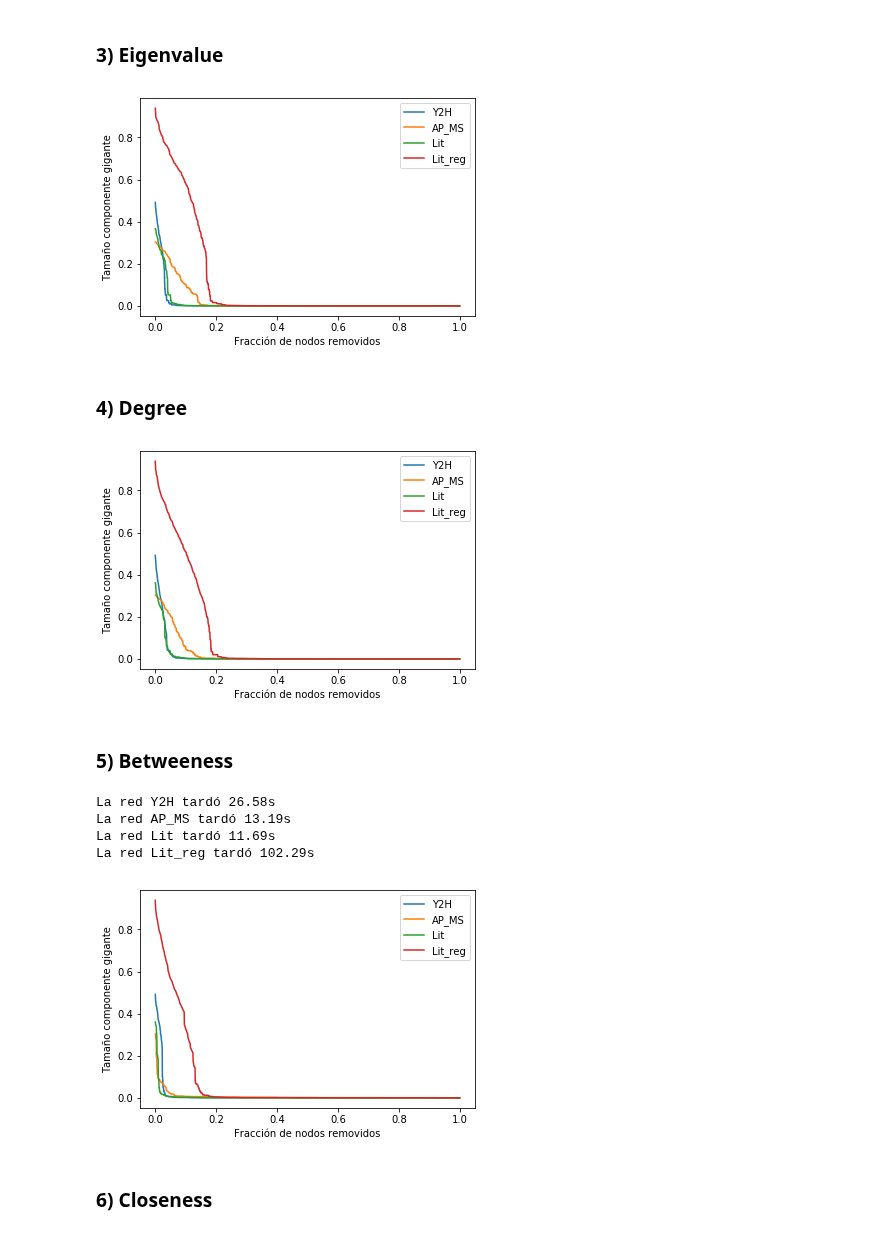
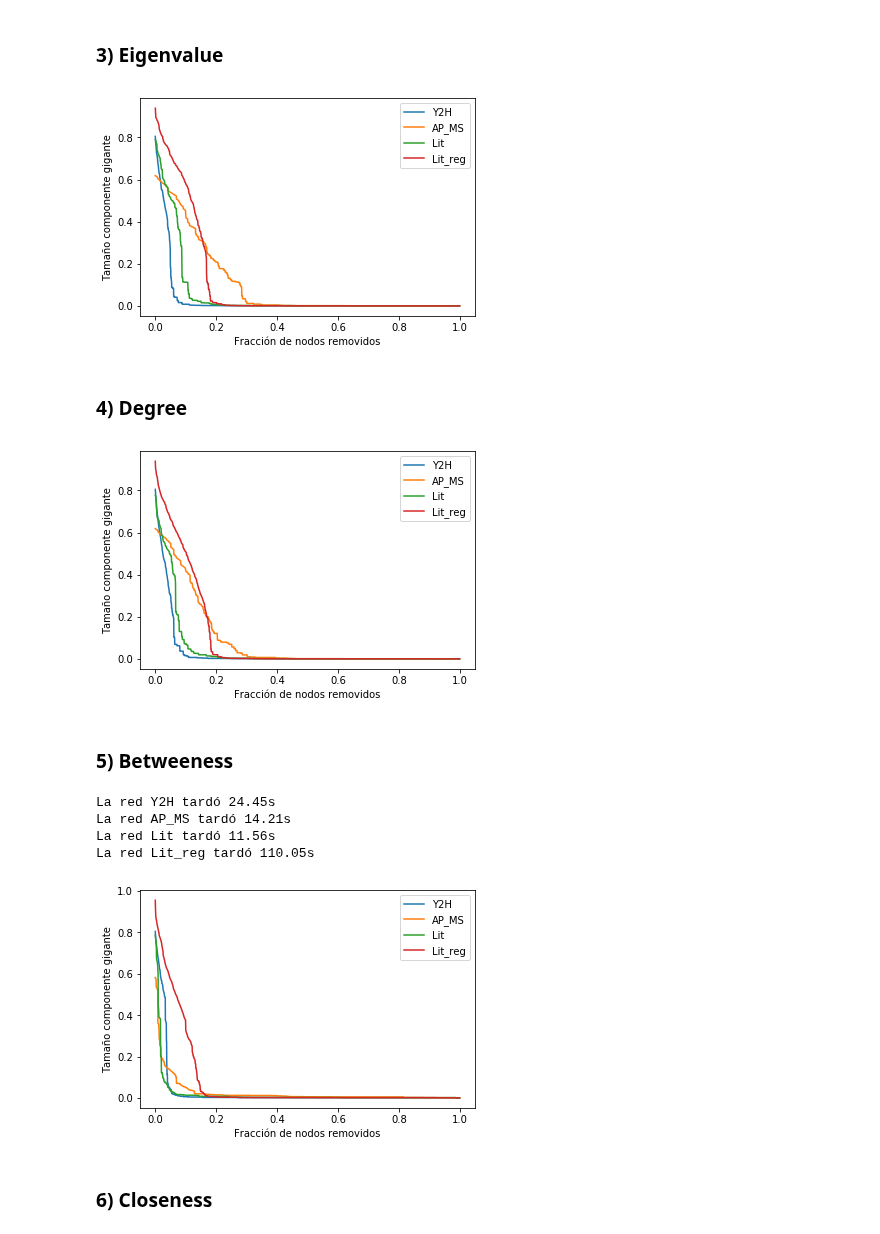
Before and after one commit to LunaKadysz/Redes, a Jupyter notebook: TPC_03/TPC_03-Meli.ipynb, the cells around one changed output. Drawn from its saved outputs; the diff is of its cells as text; code cells hidden in the pictures.

```diff
--- a/TPC_03/TPC_03-Meli.ipynb
+++ b/TPC_03/TPC_03-Meli.ipynb
@@ -334,9 +398,11 @@ La red Lit_reg_1 tardó 11.21s
 # %%
+x_rand_plot = {}
+y_rand_plot = {}
+
 for red in y_rand.keys():
-    y = y_rand[red] / times
-    cant_nodos = redes_dict[red]['Nodos']
-    x = [x / cant_nodos for x in range(0, len(y))]
-    plt.plot(x,y, label = f'{red}')
+    y_rand_plot[red] = y_rand[red] / iteraciones_random
+    x_rand_plot[red] = [x /  cantidad_de_nodos[red] for x in range(0, len(y_rand[red]))]
+    plt.plot(x_rand_plot[red],y_rand_plot[red], label = f'{red}')
 
 plt.xlabel("Fracción de nodos removidos")
 plt.ylabel("Tamaño componente gigante")
@@ -366,10 +432,10 @@ def desarme_eigenvalue(red):
 
         if len(componentes) >= 1:
             gigante = Red_rota.subgraph(componentes[0])
-            tamano_gigante = np.append(tamano_gigante, gigante.number_of_nodes() / cant_nodos )
+            tamano_gigante = np.append(tamano_gigante, gigante.number_of_nodes() / cantidad_de_nodos[red] )
 
     tamano = np.size(tamano_gigante)
-    tamano_gigante = np.pad(tamano_gigante, (0, cant_nodos - tamano ), 'constant')
+    tamano_gigante = np.pad(tamano_gigante, (0, cantidad_de_nodos[red] - tamano ), 'constant')
 
     return tamano_gigante
 # %%
@@ -378,7 +444,7 @@ y_eigen = {}
 
 for red in redes_dict.keys():
     y_eigen[red] = desarme_eigenvalue(red)
-    x_eigen[red] = [x / cant_nodos for x in range(0, len(y_eigen[red]))]
+    x_eigen[red] = [x / cantidad_de_nodos[red] for x in range(0, len(y_eigen[red]))]
     plt.plot(x_eigen[red], y_eigen[red], label = f'{red}')
 
 plt.xlabel("Fracción de nodos removidos")
@@ -386,7 +452,7 @@ plt.ylabel("Tamaño componente gigante")
 plt.legend()
 plt.show()
 # %% [output]
-[figure, old version]
+[figure, new version]
 # %% [markdown]
 ### 4) Degree
 # %%
@@ -409,27 +475,27 @@ def desarme_degree(red):
 
         if len(componentes) >= 1:
             gigante = Red_rota.subgraph(componentes[0])
-            tamano_gigante = np.append(tamano_gigante, gigante.number_of_nodes() / cant_nodos )
+            tamano_gigante = np.append(tamano_gigante, gigante.number_of_nodes() / cantidad_de_nodos[red] )
 
     tamano = np.size(tamano_gigante)
-    tamano_gigante = np.pad(tamano_gigante, (0, cant_nodos - tamano ), 'constant')
+    tamano_gigante = np.pad(tamano_gigante, (0, cantidad_de_nodos[red] - tamano ), 'constant')
 
     return tamano_gigante
 # %%
 x_deg = {}
 y_deg = {}
 
 for red in redes_dict.keys():
     y_deg[red] = desarme_degree(red)
-    x_deg[red] = [x / cant_nodos for x in range(0, len(y_deg[red]))]
+    x_deg[red] = [x / cantidad_de_nodos[red] for x in range(0, len(y_deg[red]))]
     plt.plot(x_deg[red], y_deg[red], label = f'{red}')
 
 plt.xlabel("Fracción de nodos removidos")
 plt.ylabel("Tamaño componente gigante")
 plt.legend()
 plt.show()
 # %% [output]
-[figure, old version]
+[figure, new version]
 # %% [markdown]
 ### 5) Betweeness
 # %%
@@ -467,7 +533,7 @@ for red in redes_dict.keys():
     y_bet[red] = desarme_bet(red)
     end = time.time()
     print(f'La red {red} tardó {round(end - start, 2)}s')
-    x_bet[red] = [x / cant_nodos for x in range(0, len(y_bet[red]))]
+    x_bet[red] = [x / cantidad_de_nodos[red] for x in range(0, len(y_bet[red]))]
     plt.plot(x_bet[red], y_bet[red], label = f'{red}')
 
 plt.xlabel("Fracción de nodos removidos")
@@ -475,11 +541,11 @@ plt.ylabel("Tamaño componente gigante")
 plt.legend()
 plt.show()
 # %% [output]
-La red Y2H tardó 26.58s
-La red AP_MS tardó 13.19s
-La red Lit tardó 11.69s
-La red Lit_reg tardó 102.29s
+La red Y2H tardó 24.45s
+La red AP_MS tardó 14.21s
+La red Lit tardó 11.56s
+La red Lit_reg tardó 110.05s
-[figure, old version]
+[figure, new version]
 # %% [markdown]
 ### 6) Closeness
 # %%
```
Also changed, not shown: parts of 30 cells of this notebook, 8 other files.
